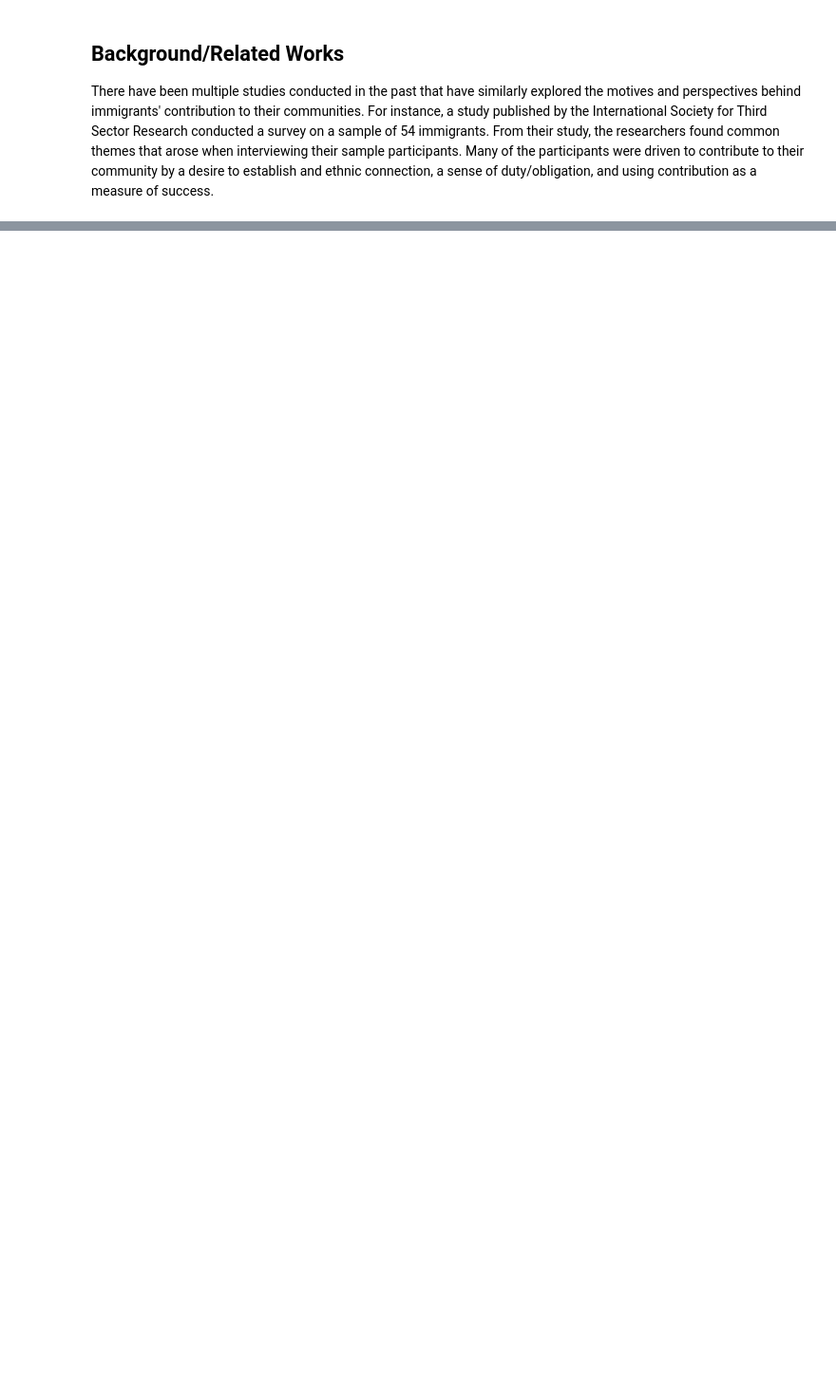
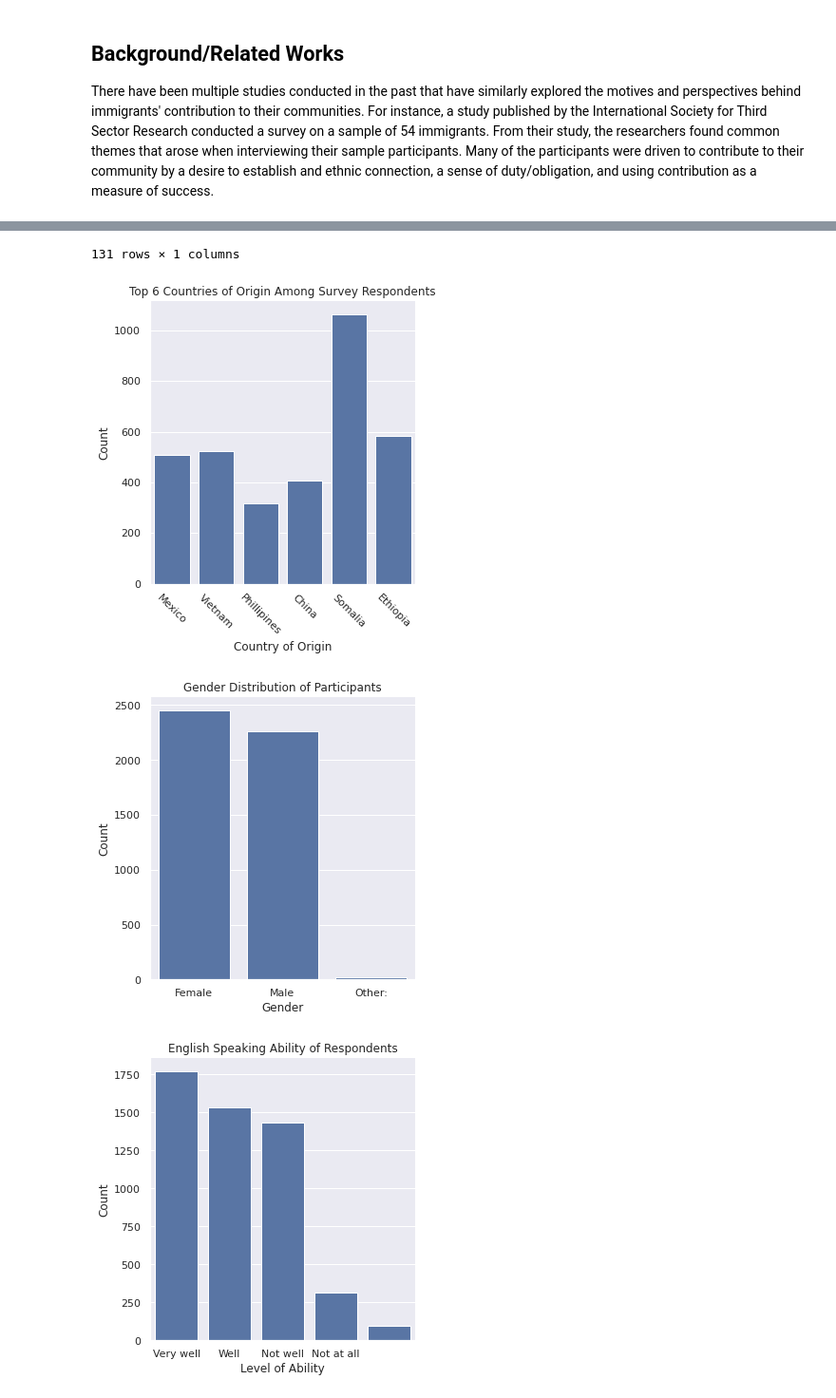
Before and after one commit to mattschang/hcde-410-final, a Jupyter notebook: A4.ipynb, the cells around one changed output, grey strips where cells are left out. Shown at 95% size. Drawn from its saved outputs; the diff is of its cells as text; code cells hidden in the pictures; blank space fills up the shorter version.

Commit message:
Added Data Analysis

```diff
--- a/A4.ipynb
+++ b/A4.ipynb
@@ -24,0 +32,16 @@ I will calculate numerous summary statistics to answer the various research ques
+# %%
+import pandas as pd
+from IPython.display import display
+from scipy.stats import chi2_contingency
+import researchpy as rp
+import dataframe_image as dfi
+import matplotlib.pyplot as plt
+import seaborn as sns
+%matplotlib inline
+
+sns.set()
+
+# Formatting dataset as CSV
+df = pd.read_csv('/home/jovyan/hcde-410-final/seattle_votes_data.csv')
+df = df.dropna(subset=['Q02'])
+df['Q02'] = df['Q02'].astype('int')
@@ -24,0 +50,51 @@ I will calculate numerous summary statistics to answer the various research ques
+# %%
+countries_of_origin = list(df['Q01'].unique())
+# Finding the counts for each country of origin
+country_count_dict = {}
+for country in countries_of_origin:
+    count = len(df[df['Q01'] == country])
+    country_count_dict[country] = count
+country_count = pd.DataFrame.from_dict(country_count_dict, orient='index')
+country_count = country_count.sort_values(by=[0], ascending=False)
+country_count.columns = ['Count']
+display(country_count)
+
+# Filtering for the top 6 countries by count
+somalia = df['Q01'] == 'Somalia'
+ethiopia = df['Q01'] == 'Ethiopia'
+vietnam  = df['Q01'] == 'Vietnam'
+mexico = df['Q01'] == 'Mexico'
+china = df['Q01'] == 'China'
+phillipines = df['Q01'] == 'Phillipines'
+top_6_countries = df[somalia | ethiopia | vietnam | mexico | china | phillipines]
+
+sns.catplot(x='Q01', kind='count', color='b', data=top_6_countries)
+plt.xticks(rotation=-45)
+plt.title('Top 6 Countries of Origin Among Survey Respondents')
+plt.xlabel('Country of Origin')
+plt.ylabel('Count')
+plt.savefig('top_countries.png', bbox_inches='tight')
+
+# Calculating mean, max, and min age
+mean_age = 2016 - df['Q02'].mean()
+max_age = 2016 - df['Q02'].min()
+min_age = 2016 - df['Q02'].max()
+
+# Plotting gender distribution
+male = df['Q23'] == 'Male'
+female = df['Q23'] == 'Female'
+other = df['Q23'] == 'Other:'
+gender_df = df[male | female | other]
+sns.catplot(x='Q23', kind='count', color='b', data=gender_df)
+plt.title('Gender Distribution of Participants')
+plt.xlabel('Gender')
+plt.ylabel('Count')
+plt.savefig('gender_distribution.png', bbox_inches='tight')
+
+# Plotting counts of different levels of english speaking ability
+sns.catplot(x='Q06', kind='count', color='b', data=df)
+plt.title('English Speaking Ability of Respondents')
+plt.xlabel('Level of Ability')
+plt.ylabel('Count')
+plt.savefig('english_speaking_ability.png', bbox_inches='tight')
+# %% [output]
@@ -24,0 +113,4 @@ I will calculate numerous summary statistics to answer the various research ques
+131 rows × 1 columns
+[figure, added]
+[figure, added]
+[figure, added]
```
Also changed, not shown: parts of 21 cells of this notebook, 15 other files.
